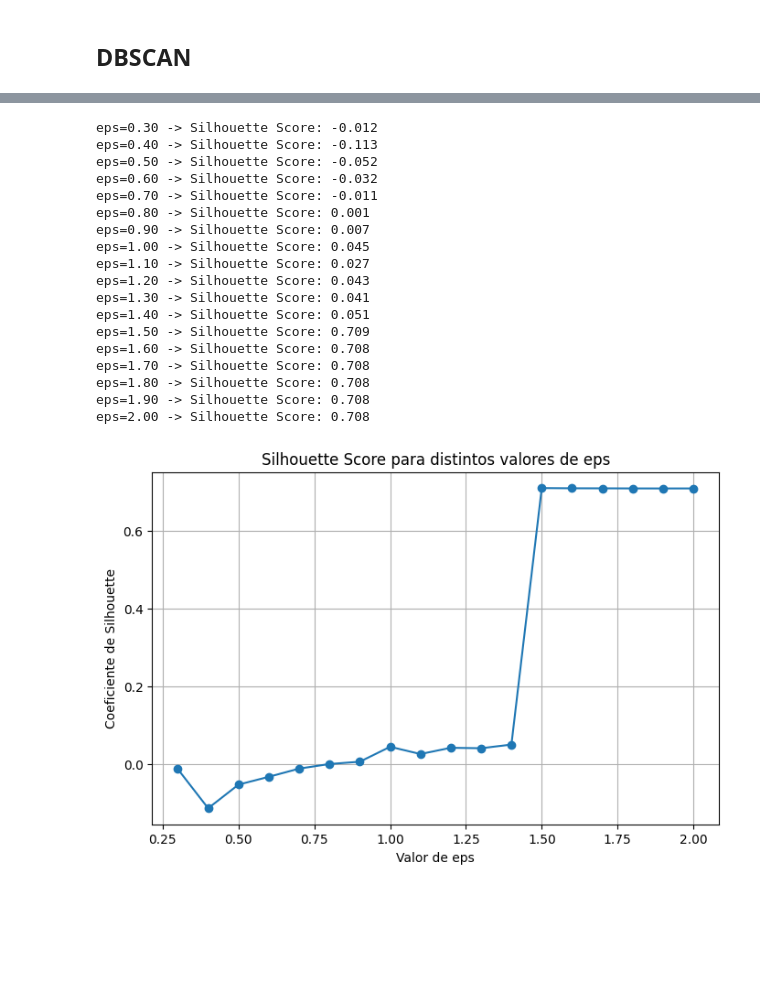
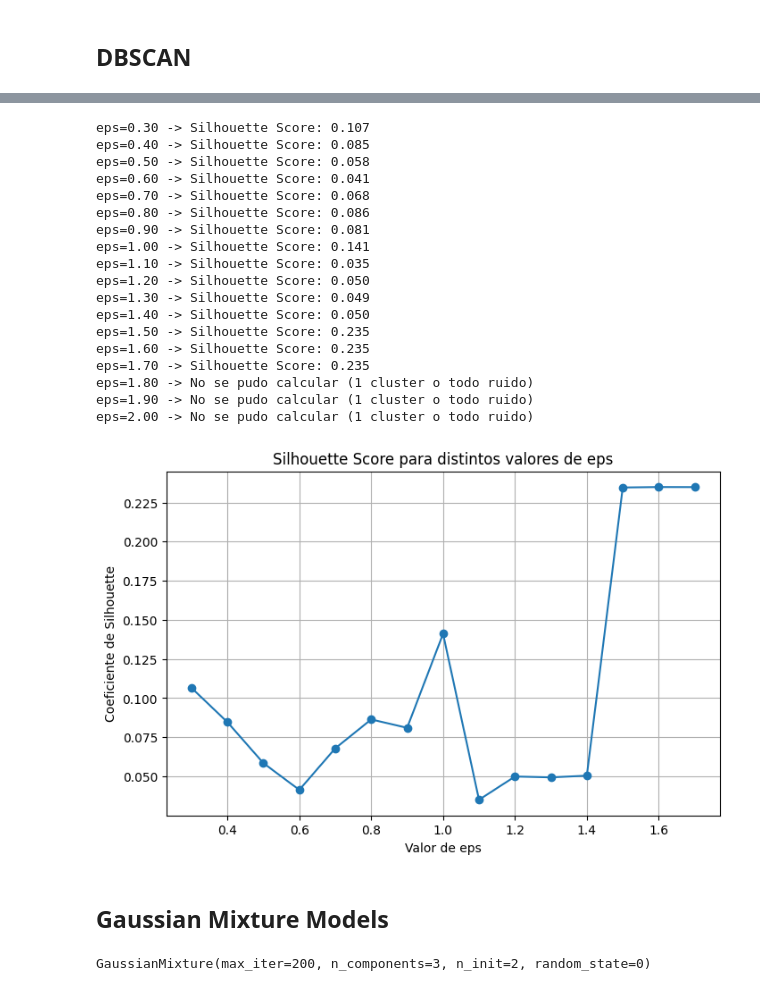
Before and after one commit to JoseCervantes06/Proyecto1_Equipo20_Cervantes-Reyes, a Jupyter notebook: fase2.ipynb, the cells around one changed output, grey strips where cells are left out. Cells and saved outputs as stored; diff of their text form; code cells hidden in the pictures; blank space fills up the shorter version.

```diff
--- a/fase2.ipynb
+++ b/fase2.ipynb
@@ -184,25 +188,31 @@ Convertir variables categóricas a númericas.
 - Relationship
 - Gender
 # %%
-from sklearn.preprocessing import OneHotEncoder, StandardScaler, RobustScaler
+from sklearn.preprocessing import OneHotEncoder, StandardScaler, RobustScaler, FunctionTransformer
 from sklearn.compose import ColumnTransformer
 from sklearn.pipeline import Pipeline
 
-num_cols = ['Age', 'EducationNum', 'CapitalGain', 'HoursPerWeek']
-cat_cols = ['MaritalStatus', 'Relationship', 'Gender']
+num_cols = ['Age', 'EducationNum', 'HoursPerWeek']
+num_col_outlier = ['CapitalGain']
+cat_cols = ['MaritalStatus', 'Gender', 'Relationship']
 
 num_pipeline = Pipeline([
     ('scaler', StandardScaler())
 ])
 
+log_pipeline = Pipeline([
+    ('log', FunctionTransformer(np.log1p, feature_names_out='one-to-one')),
+    # ('scaler', RobustScaler())
+])
+
 cat_pipeline = Pipeline([
     ('onehot', OneHotEncoder(drop = 'first')),
-    # ('scaler', StandardScaler(with_mean = False))
 ])
 
 ct = ColumnTransformer(
     [
         ('num', num_pipeline, num_cols),
+        ('log', log_pipeline, num_col_outlier),
         ('cat', cat_pipeline, cat_cols)
     ]
 )
@@ -298,7 +349,7 @@ plt.plot(clusters_range,inertias, marker='o')
 # %%
 from sklearn.cluster import DBSCAN
 
-dbscan = DBSCAN(eps=1.5, min_samples=4)
+dbscan = DBSCAN(eps=1.1, min_samples=10)
 labels_dbscan = dbscan.fit_predict(cluster1_df)
 # %%
 from sklearn.decomposition import PCA
@@ -321,61 +372,58 @@ See the caveats in the documentation: https://pandas.pydata.org/pandas-docs/stab
 # %%
-import numpy as np
-import matplotlib.pyplot as plt
-from sklearn.cluster import DBSCAN
-from sklearn.metrics import silhouette_score
-
-# Suponemos que ya tienes tus datos escalados en 'cluster1_df'
-# cluster1_df = ...
-
-# Definir el rango de eps que queremos probar
-eps_values = np.arange(0.3, 2.1, 0.1)  # desde 0.3 hasta 2.0, en pasos de 0.1
-min_samples = 5  # puedes ajustar este valor según tu caso
+eps_values = np.arange(0.3, 2.1, 0.1)
+min_samples = 10
 
 silhouette_scores = []
 
 for eps in eps_values:
     dbscan = DBSCAN(eps=eps, min_samples=min_samples)
     labels = dbscan.fit_predict(cluster1_df)
 
-    # Filtrar el ruido (-1)
     mask = labels != -1
     labels_filtered = labels[mask]
     data_filtered = cluster1_df[mask]
 
-    # Calcular el silhouette solo si hay al menos 2 clusters válidos
     if len(set(labels_filtered)) > 1:
         sil_score = silhouette_score(data_filtered, labels_filtered)
         silhouette_scores.append(sil_score)
         print(f"eps={eps:.2f} -> Silhouette Score: {sil_score:.3f}")
     else:
         silhouette_scores.append(np.nan)
         print(f"eps={eps:.2f} -> No se pudo calcular (1 cluster o todo ruido)")
 
-# Graficar resultados
 plt.figure(figsize=(8, 5))
 plt.plot(eps_values, silhouette_scores, marker='o')
 plt.title('Silhouette Score para distintos valores de eps')
 plt.xlabel('Valor de eps')
 plt.ylabel('Coeficiente de Silhouette')
 plt.grid(True)
 plt.show()
 # %% [output]
-eps=0.30 -> Silhouette Score: -0.012
-eps=0.40 -> Silhouette Score: -0.113
-eps=0.50 -> Silhouette Score: -0.052
-eps=0.60 -> Silhouette Score: -0.032
-eps=0.70 -> Silhouette Score: -0.011
-eps=0.80 -> Silhouette Score: 0.001
-eps=0.90 -> Silhouette Score: 0.007
-eps=1.00 -> Silhouette Score: 0.045
-eps=1.10 -> Silhouette Score: 0.027
-eps=1.20 -> Silhouette Score: 0.043
-eps=1.30 -> Silhouette Score: 0.041
-eps=1.40 -> Silhouette Score: 0.051
-eps=1.50 -> Silhouette Score: 0.709
-eps=1.60 -> Silhouette Score: 0.708
-eps=1.70 -> Silhouette Score: 0.708
-eps=1.80 -> Silhouette Score: 0.708
-eps=1.90 -> Silhouette Score: 0.708
-eps=2.00 -> Silhouette Score: 0.708
+eps=0.30 -> Silhouette Score: 0.107
+eps=0.40 -> Silhouette Score: 0.085
+eps=0.50 -> Silhouette Score: 0.058
+eps=0.60 -> Silhouette Score: 0.041
+eps=0.70 -> Silhouette Score: 0.068
+eps=0.80 -> Silhouette Score: 0.086
+eps=0.90 -> Silhouette Score: 0.081
+eps=1.00 -> Silhouette Score: 0.141
+eps=1.10 -> Silhouette Score: 0.035
+eps=1.20 -> Silhouette Score: 0.050
+eps=1.30 -> Silhouette Score: 0.049
+eps=1.40 -> Silhouette Score: 0.050
+eps=1.50 -> Silhouette Score: 0.235
+eps=1.60 -> Silhouette Score: 0.235
+eps=1.70 -> Silhouette Score: 0.235
+eps=1.80 -> No se pudo calcular (1 cluster o todo ruido)
+eps=1.90 -> No se pudo calcular (1 cluster o todo ruido)
+eps=2.00 -> No se pudo calcular (1 cluster o todo ruido)
-[figure, old version]
+[figure, new version]
+# %% [markdown]
+## **Gaussian Mixture Models**
+# %%
+from sklearn.mixture import GaussianMixture
+
+gmm = GaussianMixture(n_components=3, random_state=0, n_init=2, max_iter=200)
+gmm.fit(cluster1_data)
+# %% [output]
+GaussianMixture(max_iter=200, n_components=3, n_init=2, random_state=0)
```
Also changed, not shown: parts of 24 cells of this notebook.
